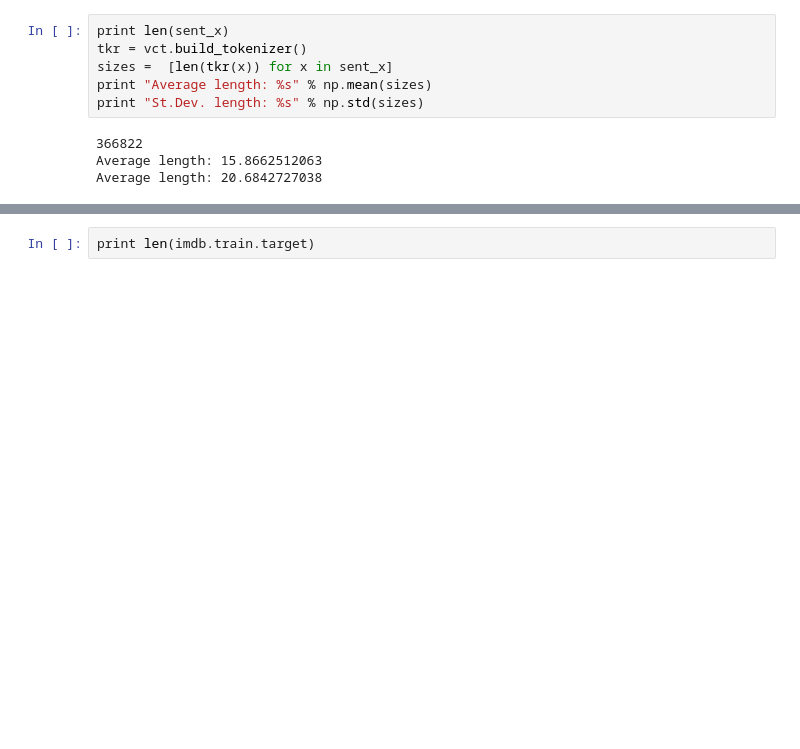
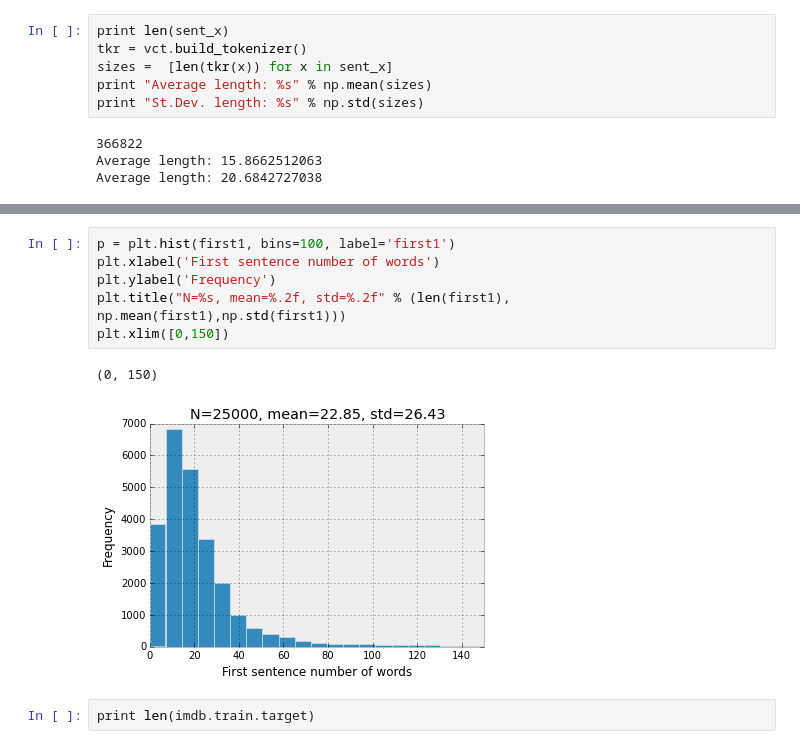
Before and after one commit to mramire8/notebooks, a Jupyter notebook: data_stats.ipynb, the cells around one changed output, grey strips where cells are left out. Cells and saved outputs as stored; diff of their text form; blank space fills up the shorter version.

```diff
--- a/data_stats.ipynb
+++ b/data_stats.ipynb
@@ -106,3 +107,12 @@ Average length: 22.85044
+# %%
+p = plt.hist(first1, bins=100, label='first1')
+plt.xlabel('First sentence number of words')
+plt.ylabel('Frequency')
+plt.title("N=%s, mean=%.2f, std=%.2f" % (len(first1), np.mean(first1),np.std(first1)))
+plt.xlim([0,150])
+# %% [output]
+(0, 150)
+[figure, added]
 # %%
 print len(imdb.train.target)
 # %% [output]
```
Also changed, not shown: parts of 1 cell of this notebook.
